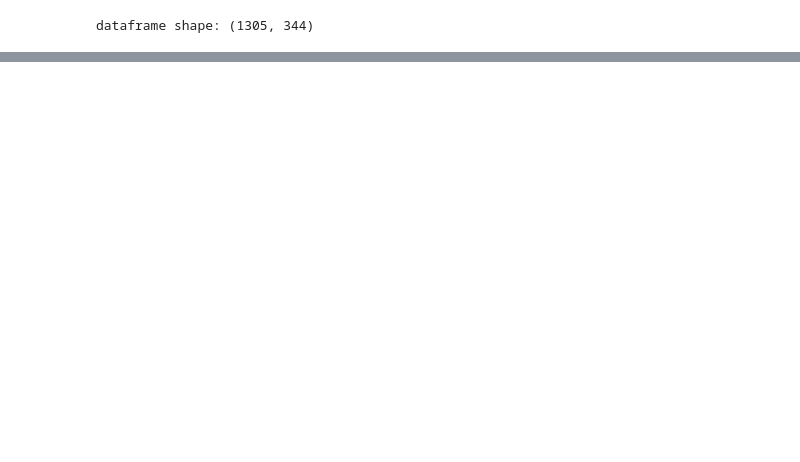
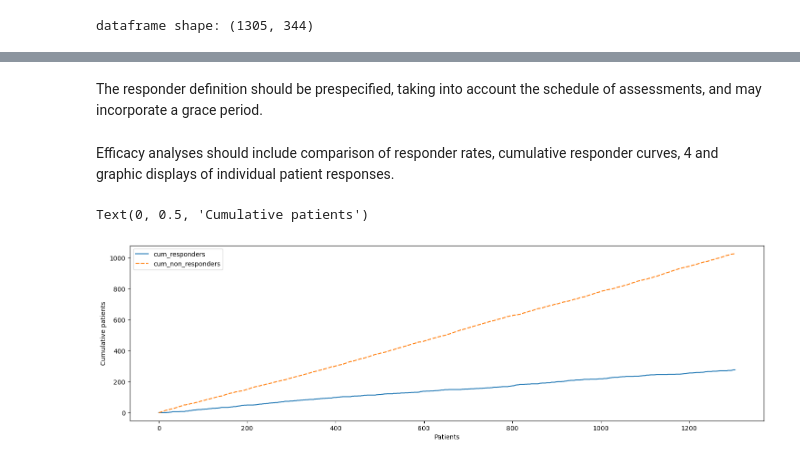
Before and after one commit to DanHerman212/oud_treatment_outcome, a Jupyter notebook: notebooks/2_exploratory_analysis.ipynb, the cells around one changed output, grey strips where cells are left out. Drawn from its saved outputs; the diff is of its cells as text; code cells hidden in the pictures; blank space fills up the shorter version.

```diff
--- a/notebooks/2_exploratory_analysis.ipynb
+++ b/notebooks/2_exploratory_analysis.ipynb
@@ -280,0 +94,22 @@ plt.show()
+# %% [markdown]
+
+The responder definition should be prespecified, taking into account the schedule of assessments, and may incorporate a grace period.
+# %% [markdown]
+
+Efficacy analyses should include comparison of responder rates, cumulative responder curves, 4 and graphic displays of individual patient responses.
+# %%
+# create cumulative responder curve
+# create a new column for cumulative responders
+data['cum_responders'] = data.responder.cumsum()
+
+# create a new column for cumulative non-responders
+data['cum_non_responders'] = (data.responder == 0).cumsum()
+
+# create a new column for cumulative total patients
+plt.figure(figsize=(18, 5))
+sns.lineplot(data=data[['cum_responders', 'cum_non_responders']])
+plt.xlabel('Patients')
+plt.ylabel('Cumulative patients')
+# %% [output]
+Text(0, 0.5, 'Cumulative patients')
+[figure, added]
```
Also changed, not shown: parts of 29 cells of this notebook.
